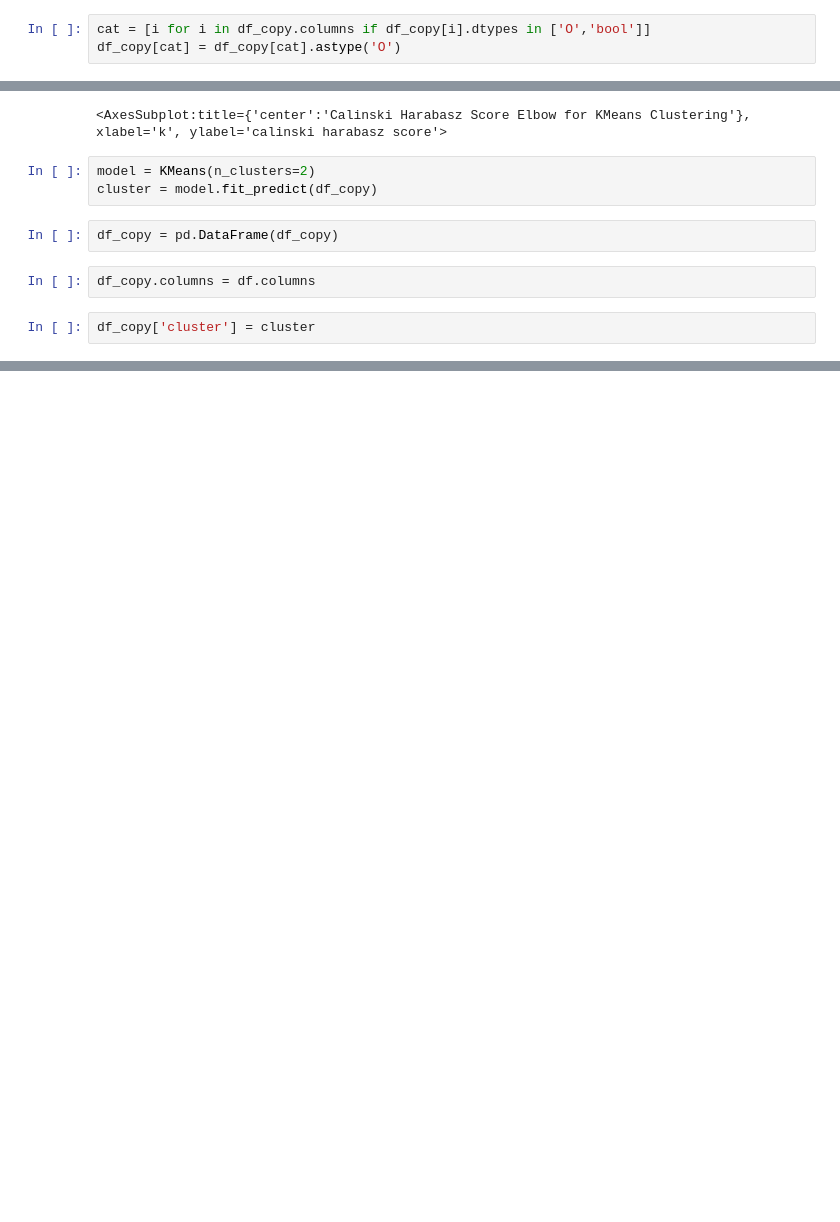
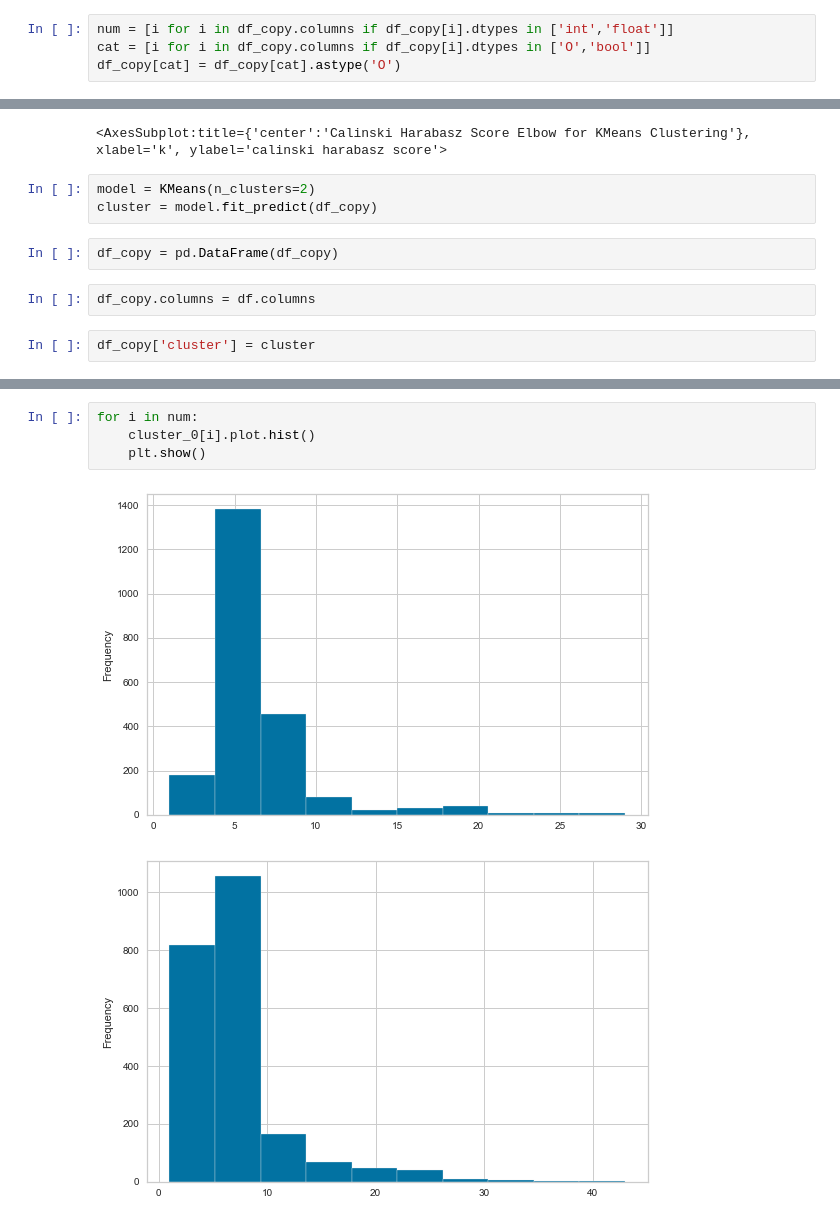
Before and after one commit to rhzphlv/jakarta_houseprice, a Jupyter notebook: EDA/clustering_from_quality_control.ipynb, the cells around one changed output, grey strips where cells are left out. Drawn from its saved outputs; the diff is of its cells as text; blank space fills up the shorter version.

```diff
--- a/EDA/clustering_from_quality_control.ipynb
+++ b/EDA/clustering_from_quality_control.ipynb
@@ -55,6 +38,7 @@ memory usage: 774.1+ KB
 # %%
 df_copy = df.copy()
 # %%
+num = [i for i in df_copy.columns if df_copy[i].dtypes in ['int','float']]
 cat = [i for i in df_copy.columns if df_copy[i].dtypes in ['O','bool']]
 df_copy[cat] = df_copy[cat].astype('O')
 # %%
@@ -106,0 +123,7 @@ df_copy.corr()['cluster'][:-1].abs().sort_values().plot(kind='bar')
+# %%
+for i in num:
+    cluster_0[i].plot.hist()
+    plt.show()
+# %% [output]
+[figure, added]
+[figure, added]
```
Also changed, not shown: parts of 10 cells of this notebook, 1 other file.
